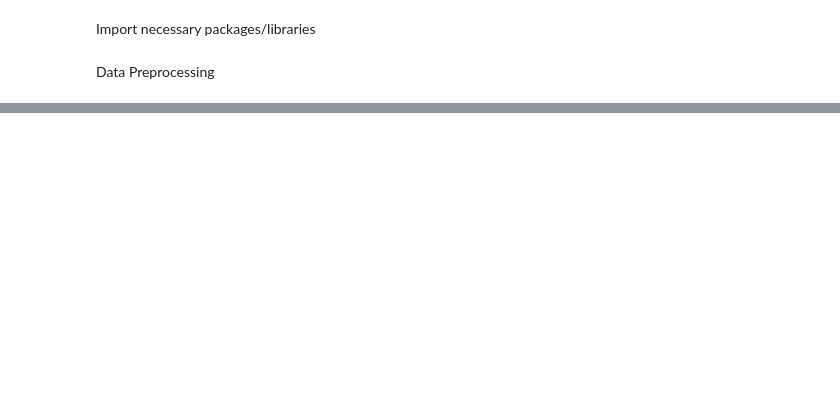
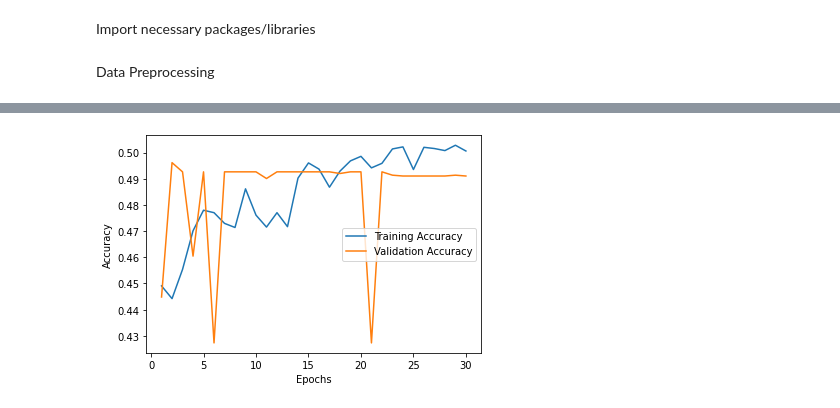
Before and after one commit to Alexandre-Frantz/Assignment-1, a Jupyter notebook: ML_technical_assignment_1_Alexandre_Frantz_0170616914.ipynb, the cells around one changed output, grey strips where cells are left out. Drawn from its saved outputs; the diff is of its cells as text; code cells hidden in the pictures; blank space fills up the shorter version.

```diff
--- a/ML_technical_assignment_1_Alexandre_Frantz_0170616914.ipynb
+++ b/ML_technical_assignment_1_Alexandre_Frantz_0170616914.ipynb
@@ -101,0 +446,14 @@ Data Preprocessing
+# %%
+training_accuracy_values = history.history['accuracy']
+val_accuracy_values = history.history['val_accuracy']
+epochs = range(1, len(loss_values)+1)
+
+plt.plot(epochs, training_accuracy_values, label='Training Accuracy')
+plt.plot(epochs, val_accuracy_values,  label='Validation Accuracy')
+plt.xlabel('Epochs')
+plt.ylabel('Accuracy')
+plt.legend()
+
+plt.show()
+# %% [output]
+[figure, added]
```
Also changed, not shown: parts of 31 cells of this notebook, 1 other file.
